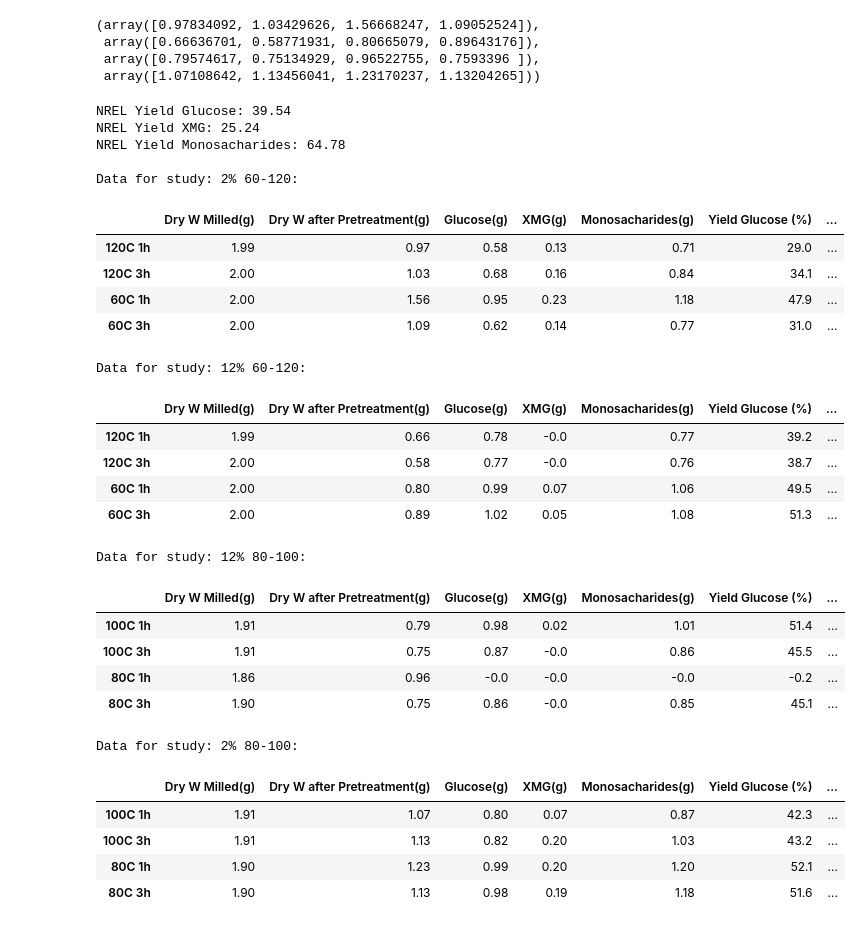
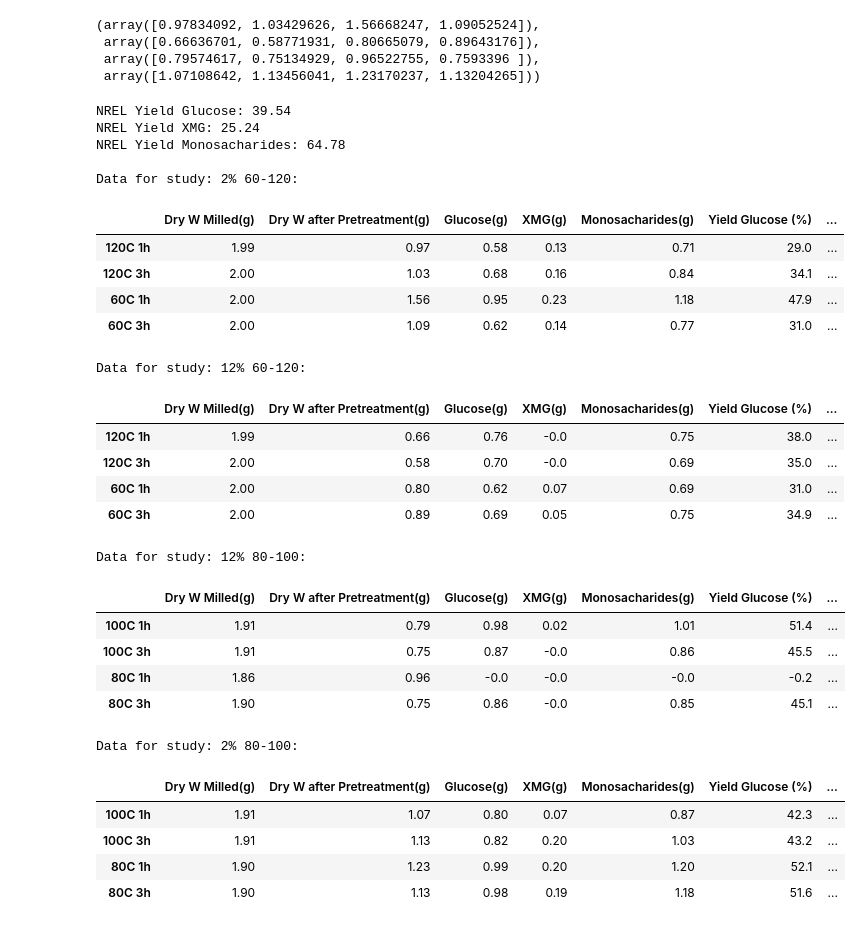
Before and after one commit to OlofssonFredrik/Pretreatment, a Jupyter notebook: calculations.ipynb, the cells around one changed output. Saved outputs shown, nothing was run; the diff lists cells and outputs as text; code cells hidden in the pictures.

```diff
--- a/calculations.ipynb
+++ b/calculations.ipynb
@@ -171,25 +176,6 @@ NREL Yield Monosacharides: 64.78
 | 120C 3h | 2.00 | 1.03 | 0.68 | 0.16 | 0.84 | 34.1 | ... |
 | 60C 1h | 2.00 | 1.56 | 0.95 | 0.23 | 1.18 | 47.9 | ... |
 | 60C 3h | 2.00 | 1.09 | 0.62 | 0.14 | 0.77 | 31.0 | ... |
-# %%
-#Values
-
-#Varmast 1h, varmast 3h, kallast 1h, kallast 3h
-#Ex 120C 1h, 120C 3h, 60C 1h, 60C 3h
-
-#2% NaOH 60-120%
-milled_masses = np.array([2.0924,2.0960,2.0954,2.0985,2.0923,2.0979,2.0962,2.0943])
-Glucose_samples_hplc = np.array([590520.1774,  626867.5736, 693851.4441, 661331.5045, 578989.8003, 675418.0375, 571507.7927, 596580.4333])
-XMG_samples_hplc = np.array([149706.8617, 159126.8929,  176542.8571,  168805.7143,  147914.2857,  172857.1429,  146857.1429,  153200.0000])
-
-
-dry_masses_after_p = np.array([a[0]*avg_lost_w_120c[0], a[1]*avg_lost_w_120c[2], a[2]*avg_lost_w_60c[0], a[3]*avg_lost_w_60c[2]])
-
-#12% NaOH 60-120%
-
-#12% NaOH 80-100%
-
-#2% NaOH 80-100%
 # %%
 def create_dataframe(Glucose_samples_hplc, XMG_samples_hplc, indices, dry_masses_before_p,dry_masses_after_p):
     #Constants
@@ -272,7 +258,7 @@ studies = [
         "indices": ['120C 1h', '120C 3h', '60C 1h', '60C 3h']
      },
     {
-        "Glucose_samples_hplc": np.array([1164687.9925, 1239731.5045, 1379701.5045, 1312666.1654, 1157971.6083, 1351166.1654, 1141166.1654, 1197971.6083]),
+        "Glucose_samples_hplc": np.array([1164687.9925, 1166254.1841, 1219303.4481, 1217971.6083, 772940.5642, 800664.2413, 816496.2310, 777523.5907]),
         "XMG_samples_hplc": np.array([0, 0, 0, 0, 103180.0916, 106556.1953, 79071.6490, 74139.5075]),
         "dry_masses_after_p": dry_masses_after_p_2,
         "dry_masses_before_p": avg_before_p_2,
@@ -294,37 +280,43 @@ studies = [
         "indices": ['100C 1h', '100C 3h', '80C 1h', '80C 3h']
     }
 ]
 
 # For each study, create a dataframe and store it in a list
 dataframes = []
+
+
+print()
+print("Data for studies of various pretreatment conditions:")
+print()
+print(f"NREL Data:")
 print(f"NREL Yield Glucose: {39.54}")
 print(f"NREL Yield XMG: {25.24}")
 print(f"NREL Yield Monosacharides: {39.54+25.24}")
 print()
 labels = [['2% 60-120'], ['12% 60-120'], ['12% 80-100'], ['2% 80-100']]
 for i, study in enumerate(studies):
     df = create_dataframe(**study)
     styled_df = df.style.background_gradient(cmap='viridis')
     dataframes.append(styled_df)
     print(f'Data for study: {labels[i][0]}:')
     display(styled_df)
 # %% [output]
 NREL Yield Glucose: 39.54
 NREL Yield XMG: 25.24
 NREL Yield Monosacharides: 64.78
 
 Data for study: 2% 60-120:
 |  | Dry W Milled(g) | Dry W after Pretreatment(g) | Glucose(g) | XMG(g) | Monosacharides(g) | Yield Glucose (%) | ... |
 | 120C 1h | 1.99 | 0.97 | 0.58 | 0.13 | 0.71 | 29.0 | ... |
 | 120C 3h | 2.00 | 1.03 | 0.68 | 0.16 | 0.84 | 34.1 | ... |
 | 60C 1h | 2.00 | 1.56 | 0.95 | 0.23 | 1.18 | 47.9 | ... |
 | 60C 3h | 2.00 | 1.09 | 0.62 | 0.14 | 0.77 | 31.0 | ... |
 Data for study: 12% 60-120:
 |  | Dry W Milled(g) | Dry W after Pretreatment(g) | Glucose(g) | XMG(g) | Monosacharides(g) | Yield Glucose (%) | ... |
-| 120C 1h | 1.99 | 0.66 | 0.78 | -0.0 | 0.77 | 39.2 | ... |
-| 120C 3h | 2.00 | 0.58 | 0.77 | -0.0 | 0.76 | 38.7 | ... |
-| 60C 1h | 2.00 | 0.80 | 0.99 | 0.07 | 1.06 | 49.5 | ... |
-| 60C 3h | 2.00 | 0.89 | 1.02 | 0.05 | 1.08 | 51.3 | ... |
+| 120C 1h | 1.99 | 0.66 | 0.76 | -0.0 | 0.75 | 38.0 | ... |
+| 120C 3h | 2.00 | 0.58 | 0.70 | -0.0 | 0.69 | 35.0 | ... |
+| 60C 1h | 2.00 | 0.80 | 0.62 | 0.07 | 0.69 | 31.0 | ... |
+| 60C 3h | 2.00 | 0.89 | 0.69 | 0.05 | 0.75 | 34.9 | ... |
 Data for study: 12% 80-100:
 |  | Dry W Milled(g) | Dry W after Pretreatment(g) | Glucose(g) | XMG(g) | Monosacharides(g) | Yield Glucose (%) | ... |
 | 100C 1h | 1.91 | 0.79 | 0.98 | 0.02 | 1.01 | 51.4 | ... |
```
Also changed, not shown: parts of 1 cell of this notebook.
